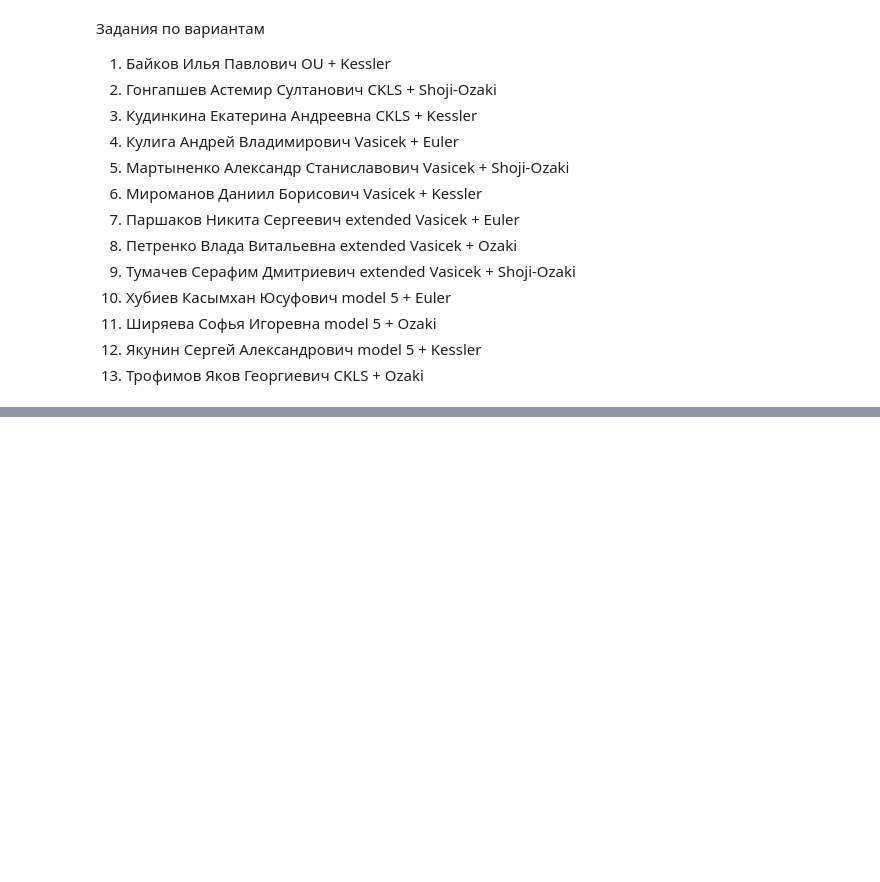
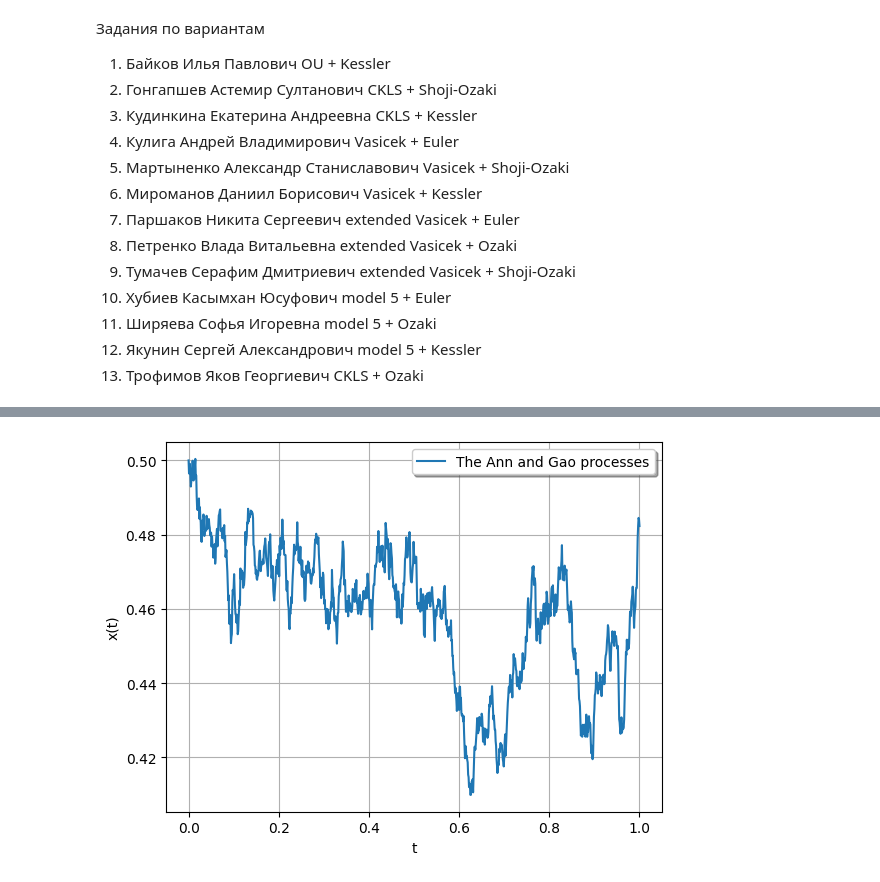
Before and after one commit to Kasymkhankhubiyev/Sirius-Uni, a Jupyter notebook: StatisticsOfStochasticProcesses/lab4_SSP.ipynb, the cells around one changed output, grey strips where cells are left out. Drawn from its saved outputs; the diff is of its cells as text; code cells hidden in the pictures; blank space fills up the shorter version.

```diff
--- a/StatisticsOfStochasticProcesses/lab4_SSP.ipynb
+++ b/StatisticsOfStochasticProcesses/lab4_SSP.ipynb
@@ -738,0 +731,80 @@ Plot the graph and table.
+# %%
+class AnnGaoProcess(StochasticProcess):
+    def __init__(self, params, T, Nx, Nt, init_state = None):
+
+        try:
+            super().__init__(params, T, Nx, Nt, init_state)
+
+            # # params = [theta1, theta2, theta3]
+            # theta1, theta2, theta3 = self.params
+            # self.bxt = lambda x: x * (theta1 - (theta3**3 - theta1 * theta2) * x)
+            # self.sigmaxt = lambda x: x ** 1.5 * theta3
+        except AssertionError:
+            print(f'all the input params must of the type float, but {params} where given')
+
+    # params = [theta1, theta2, theta3]
+    @staticmethod
+    @njit
+    def bxt(x, t, params):
+        # return params[0] * t * x
+        return x * (params[0] - (params[2]**3 - params[0]*params[1]) * x) * t
+
+    @staticmethod
+    @njit
+    def sigmaxt(x, t, params):
+        return params[2] * x ** 1.5
+
+    @staticmethod
+    @njit
+    def bxt_x(x, t, params):
+        return (params[0] - 2 * (params[2]**3 - params[0]*params[1]) * x) * t
+
+    @staticmethod
+    @njit
+    def sigmaxt_x(x, t, params):
+        return 1.5 * params[2] * x ** .5
+
+    @staticmethod
+    @njit
+    def bxt_t(x, t, params):
+        return x * (params[0] - (params[2]**3 - params[0]*params[1]) * x)
+
+    @staticmethod
+    @njit
+    def bxt_xx(x, t, params):
+        return -2 * (params[2]**3 - params[0]*params[1]) * t
+
+    @staticmethod
+    @njit
+    def sigmaxt_xx(x, t, params):
+        return .75 * params[2] * x ** (-.5)
+
+    def DefaultInitState(self):
+        return self.params[0] / self.params[1] * np.ones(self.Nx)
+
+    def sampler_init_state(self):
+        return self.params[0] / (self.params[2] - self.params[0] * self.params[1]) * np.ones(self.Nx)
+
+# Parameters
+theta1 = .1
+theta2 = .2
+theta3 = .3
+
+x0 = 0
+Nx = 1
+Nt = 1000
+T = 1.0
+
+params = [theta1, theta2, theta3]
+
+AnnGao = AnnGaoProcess(params, T, Nx, Nt)
+t_data, x_data = AnnGao.EulerSolution()
+plt.plot(t_data, x_data, label = 'The Ann and Gao processes')
+
+plt.legend(loc = 'best', fancybox = True, shadow = True)
+plt.xlabel("t")
+plt.ylabel("x(t)")
+plt.grid(True)
+plt.show()
+# %% [output]
+[figure, added]
```
Also changed, not shown: parts of 27 cells of this notebook.
